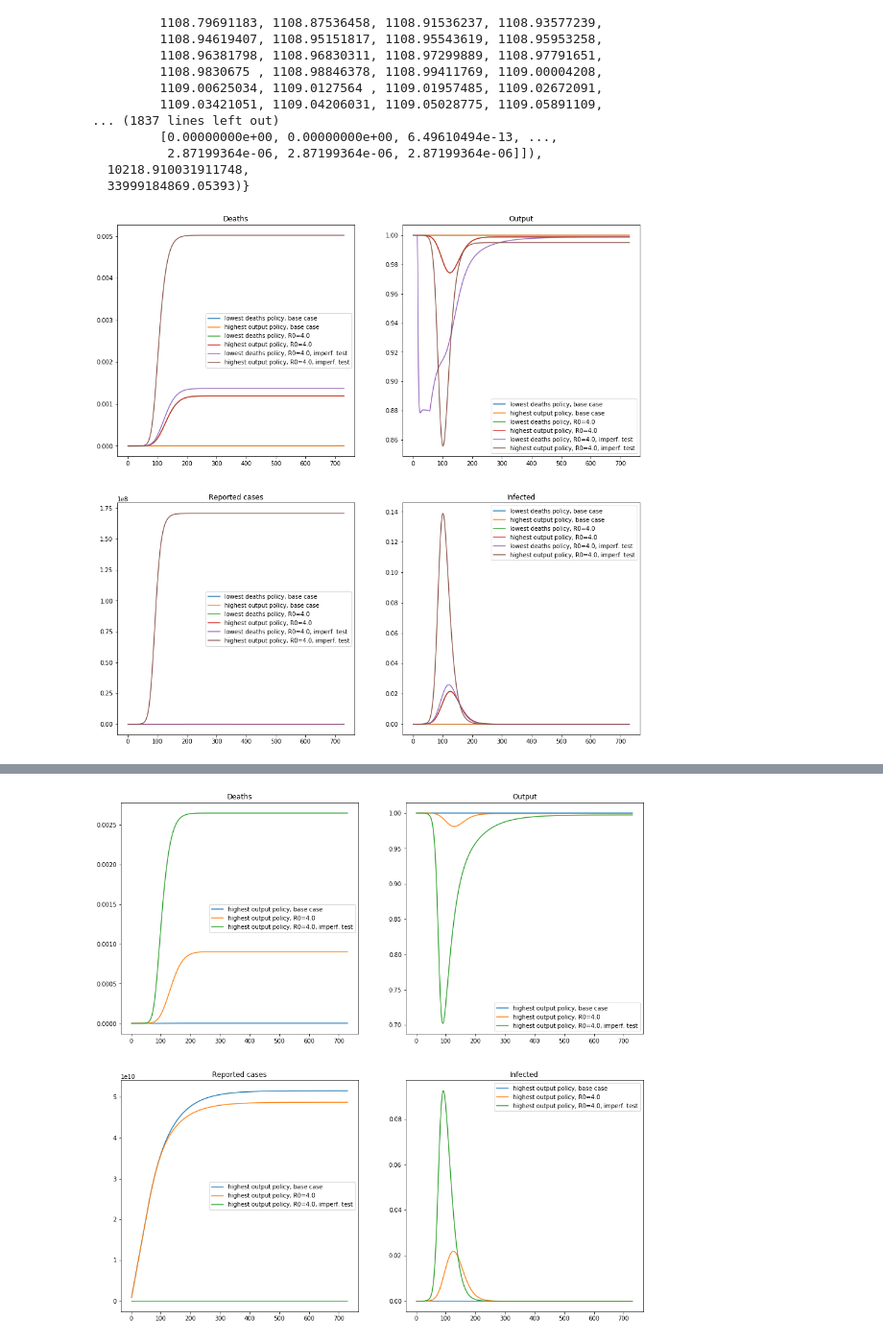
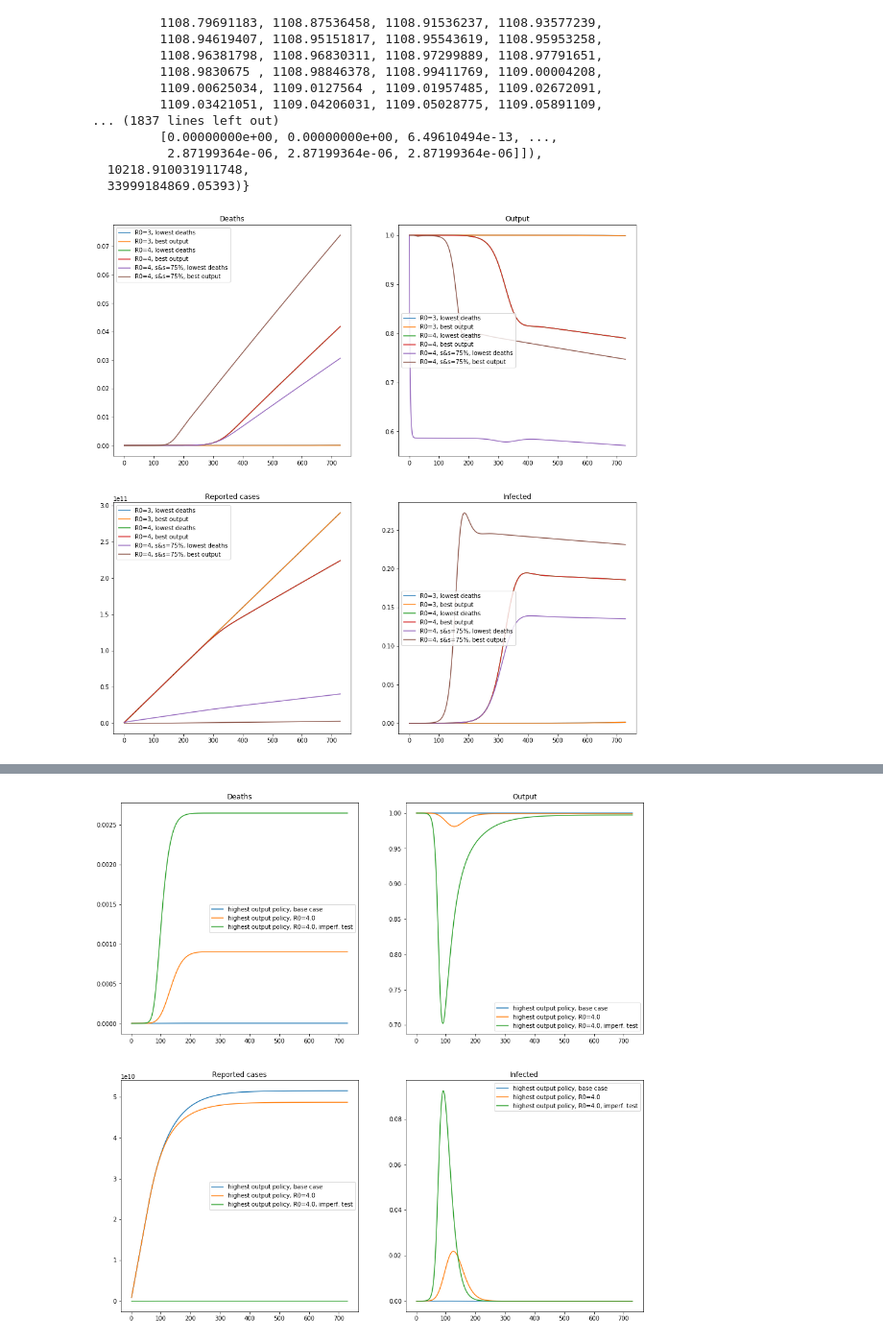
Before and after one commit to lauri-neuvonen/BHM_Covid_Testing, a Jupyter notebook: Visualizations.ipynb, the cells around one changed output, grey strips where cells are left out. Shown at 96% size. Cells and saved outputs as stored; diff of their text form; code cells hidden in the pictures.

Commit message:
Updates values for gamma: was 14, now 180 and R_0: was 3.0, now 2.5

```diff
--- a/Visualizations.ipynb
+++ b/Visualizations.ipynb
@@ -45,9 +45,9 @@ def create_simu_run(ksi_base=0,
     rel_rho=1.0,
     delta_param = 5,
     omegaR_param = 14,
-    gamma_param = 14,
+    gamma_param = 180,
     pii_D=0.01,
-    R_0=3.0,
+    R_0=2.5,
     rel_lambda_param=0.5,
     initial_infect=300,
     testing_rate=0.0,
@@ -1383,53 +1526,53 @@ lowest_deaths_run_data
 # %%
 # EFFECTS OF R0 on ROMER CASE
 
 plt.figure(figsize=(16,16))
 'romer_R0_4.0_sens_spec_075'
 plt.subplot(221)
-plt.plot(time_steps, lowest_deaths_run_data['romer'][7])
-plt.plot(time_steps, best_output_run_data['romer'][7])
-plt.plot(time_steps, lowest_deaths_run_data['romer_R0_4.0'][7])
-plt.plot(time_steps, best_output_run_data['romer_R0_4.0'][7])
-plt.plot(time_steps, lowest_deaths_run_data['romer_R0_4.0_sens_spec_075'][7])
-plt.plot(time_steps, best_output_run_data['romer_R0_4.0_sens_spec_075'][7])
+plt.plot(time_steps, lowest_deaths_run_data['romer'][7], label="R0=3, lowest deaths")
+plt.plot(time_steps, best_output_run_data['romer'][7], label="R0=3, best output")
+plt.plot(time_steps, lowest_deaths_run_data['romer_R0_4.0'][7], label="R0=4, lowest deaths")
+plt.plot(time_steps, best_output_run_data['romer_R0_4.0'][7], label="R0=4, best output")
+plt.plot(time_steps, lowest_deaths_run_data['romer_R0_4.0_sens_spec_075'][7], label="R0=4, s&s=75%, lowest deaths")
+plt.plot(time_steps, best_output_run_data['romer_R0_4.0_sens_spec_075'][7], label="R0=4, s&s=75%, best output")
 plt.title("Deaths")
-plt.legend(['lowest deaths policy, base case', 'highest output policy, base case', 'lowest deaths policy, R0=4.0', 'highest output policy, R0=4.0', 'lowest deaths policy, R0=4.0, imperf. test', 'highest output policy, R0=4.0, imperf. test' ])
+plt.legend()
 
 plt.subplot(222)
-plt.plot(time_steps, lowest_deaths_run_data['romer'][11])
-plt.plot(time_steps, best_output_run_data['romer'][11])
-plt.plot(time_steps, lowest_deaths_run_data['romer_R0_4.0'][11])
-plt.plot(time_steps, best_output_run_data['romer_R0_4.0'][11])
-plt.plot(time_steps, lowest_deaths_run_data['romer_R0_4.0_sens_spec_075'][11])
-plt.plot(time_steps, best_output_run_data['romer_R0_4.0_sens_spec_075'][11])
+plt.plot(time_steps, lowest_deaths_run_data['romer'][11], label="R0=3, lowest deaths")
+plt.plot(time_steps, best_output_run_data['romer'][11], label="R0=3, best output")
+plt.plot(time_steps, lowest_deaths_run_data['romer_R0_4.0'][11], label="R0=4, lowest deaths")
+plt.plot(time_steps, best_output_run_data['romer_R0_4.0'][11], label="R0=4, best output")
+plt.plot(time_steps, lowest_deaths_run_data['romer_R0_4.0_sens_spec_075'][11], label="R0=4, s&s=75%, lowest deaths")
+plt.plot(time_steps, best_output_run_data['romer_R0_4.0_sens_spec_075'][11], label="R0=4, s&s=75%, best output")
 plt.title("Output")
-plt.legend(['lowest deaths policy, base case', 'highest output policy, base case', 'lowest deaths policy, R0=4.0', 'highest output policy, R0=4.0', 'lowest deaths policy, R0=4.0, imperf. test', 'highest output policy, R0=4.0, imperf. test' ])
+plt.legend()
 
 plt.subplot(223)
-plt.plot(time_steps, lowest_deaths_run_data['romer'][0])
-plt.plot(time_steps, best_output_run_data['romer'][0])
-plt.plot(time_steps, lowest_deaths_run_data['romer_R0_4.0'][0])
-plt.plot(time_steps, best_output_run_data['romer_R0_4.0'][0])
-plt.plot(time_steps, lowest_deaths_run_data['romer_R0_4.0_sens_spec_075'][0])
-plt.plot(time_steps, best_output_run_data['romer_R0_4.0_sens_spec_075'][0])
+plt.plot(time_steps, lowest_deaths_run_data['romer'][0], label="R0=3, lowest deaths")
+plt.plot(time_steps, best_output_run_data['romer'][0], label="R0=3, best output")
+plt.plot(time_steps, lowest_deaths_run_data['romer_R0_4.0'][0], label="R0=4, lowest deaths")
+plt.plot(time_steps, best_output_run_data['romer_R0_4.0'][0], label="R0=4, best output")
+plt.plot(time_steps, lowest_deaths_run_data['romer_R0_4.0_sens_spec_075'][0], label="R0=4, s&s=75%, lowest deaths")
+plt.plot(time_steps, best_output_run_data['romer_R0_4.0_sens_spec_075'][0], label="R0=4, s&s=75%, best output")
 plt.title("Reported cases")
-plt.legend(['lowest deaths policy, base case', 'highest output policy, base case', 'lowest deaths policy, R0=4.0', 'highest output policy, R0=4.0', 'lowest deaths policy, R0=4.0, imperf. test', 'highest output policy, R0=4.0, imperf. test' ])
+plt.legend()
 
 plt.subplot(224)
-plt.plot(time_steps, lowest_deaths_run_data['romer'][3])
-plt.plot(time_steps, best_output_run_data['romer'][3])
-plt.plot(time_steps, lowest_deaths_run_data['romer_R0_4.0'][3])
-plt.plot(time_steps, best_output_run_data['romer_R0_4.0'][3])
-plt.plot(time_steps, lowest_deaths_run_data['romer_R0_4.0_sens_spec_075'][3])
-plt.plot(time_steps, best_output_run_data['romer_R0_4.0_sens_spec_075'][3])
+plt.plot(time_steps, lowest_deaths_run_data['romer'][3], label="R0=3, lowest deaths")
+plt.plot(time_steps, best_output_run_data['romer'][3], label="R0=3, best output")
+plt.plot(time_steps, lowest_deaths_run_data['romer_R0_4.0'][3], label="R0=4, lowest deaths")
+plt.plot(time_steps, best_output_run_data['romer_R0_4.0'][3], label="R0=4, best output")
+plt.plot(time_steps, lowest_deaths_run_data['romer_R0_4.0_sens_spec_075'][3], label="R0=4, s&s=75%, lowest deaths")
+plt.plot(time_steps, best_output_run_data['romer_R0_4.0_sens_spec_075'][3], label="R0=4, s&s=75%, best output")
 plt.title("Infected")
-plt.legend(['lowest deaths policy, base case', 'highest output policy, base case', 'lowest deaths policy, R0=4.0', 'highest output policy, R0=4.0', 'lowest deaths policy, R0=4.0, imperf. test', 'highest output policy, R0=4.0, imperf. test' ])
+plt.legend()
 
 
 #plt.tight_layout()
 plt.show()
 # %% [output]
-[figure, old version]
+[figure, new version]
 # %%
 # EFFECTS OF R0 on ROMER CASE
 
```
Also changed, not shown: parts of 24 cells of this notebook, 2 other files.
